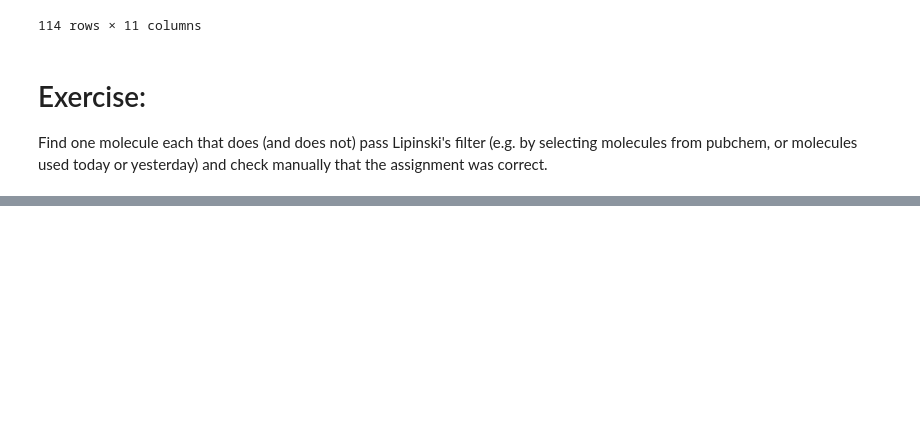
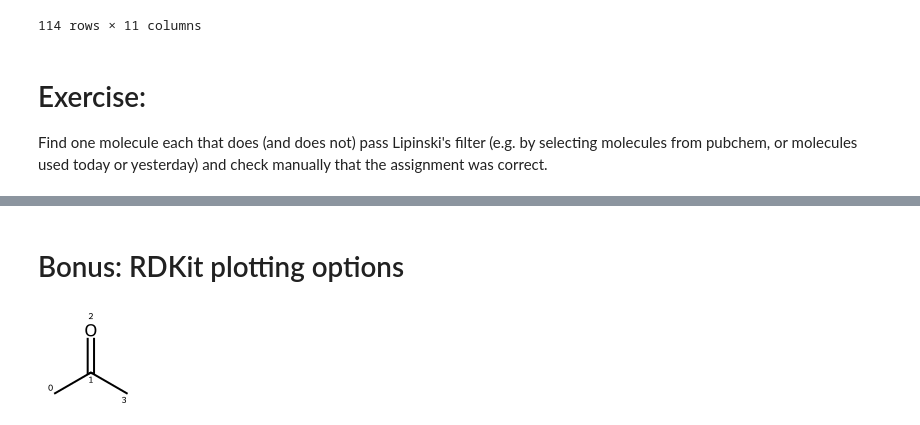
Before and after one commit to hesther/teaching, a Jupyter notebook: python101/Python_for_Beginners_Cheminfo2.ipynb, the cells around one changed output, grey strips where cells are left out. Cells and saved outputs as stored; diff of their text form; code cells hidden in the pictures; blank space fills up the shorter version.

```diff
--- a/python101/Python_for_Beginners_Cheminfo2.ipynb
+++ b/python101/Python_for_Beginners_Cheminfo2.ipynb
@@ -189,0 +362,12 @@ Find one molecule each that does (and does not) pass Lipinski's filter (e.g. by
+# %% [markdown]
+# Bonus: RDKit plotting options
+# %%
+from rdkit.Chem.Draw import IPythonConsole
+
+mol = Chem.MolFromSmiles("CC(=O)C")
+IPythonConsole.molSize = (100, 100)
+IPythonConsole.drawOptions.addAtomIndices = True
+IPythonConsole.drawOptions.useBWAtomPalette()
+mol
+# %% [output]
+[figure, added]
```
Also changed, not shown: parts of 22 cells of this notebook.
